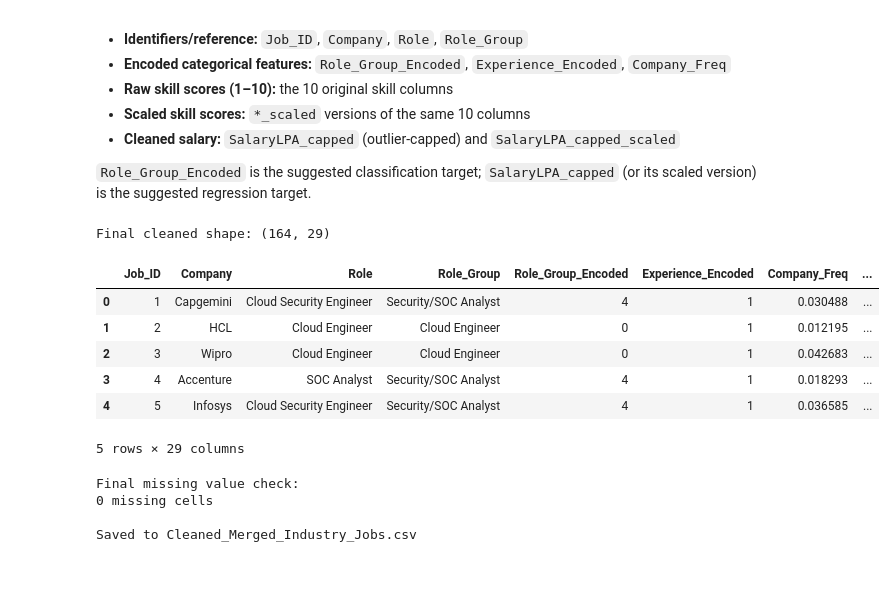
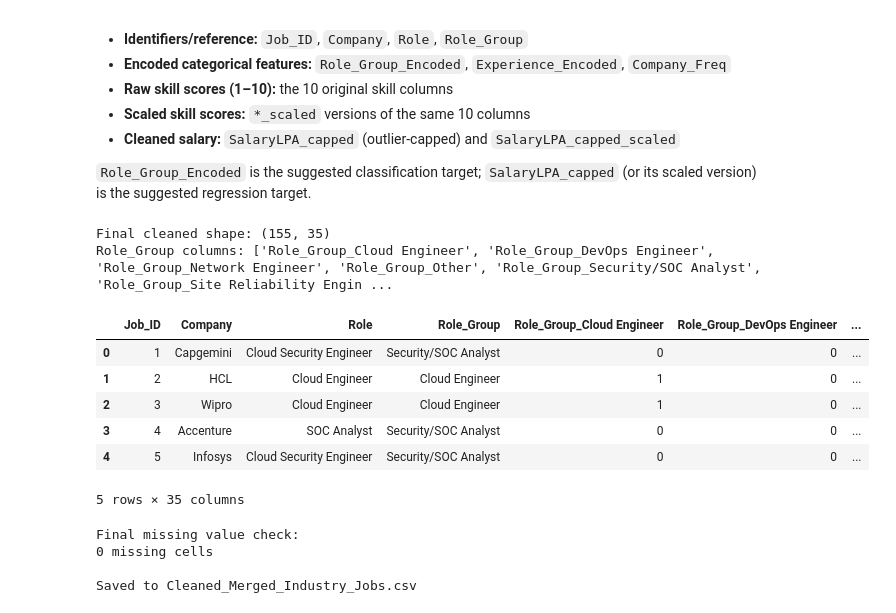
Before and after one commit to siddheshRajendraNimbalkar/NeoAI, a Jupyter notebook: Data_Preprocessing_Merged_Industry_Job.ipynb, the cells around one changed output. Cells and saved outputs as stored; diff of their text form; code cells hidden in the pictures; blank space fills up the shorter version.

```diff
--- a/Data_Preprocessing_Merged_Industry_Jobs.ipynb
+++ b/Data_Preprocessing_Merged_Industry_Job.ipynb
@@ -185,17 +191,19 @@ def normalize_exp(val):
 
 df['Experience_Level'] = df['Experience'].apply(normalize_exp)
 
-# Ordinal mapping — least to most experience required
+# Ordinal mapping: larger values represent more required experience.
+# Unknown and Other are not given an artificial ordinal rank.
 exp_order = {
-    'Unknown': 0,
-    'Fresher/Entry Level': 1,
-    '0-1 Years': 2,
-    '0-2 Years': 3,
-    '0-3 Years': 4,
-    'Fresher-2/3 Yrs (mixed)': 4,
-    'Other': 2,
+    'Fresher/Entry Level': 0,
+    '0-1 Years': 1,
+    '0-2 Years': 2,
+    '0-3 Years': 3,
+    'Fresher-2/3 Yrs (mixed)': 3,
 }
-df['Experience_Encoded'] = df['Experience_Level'].map(exp_order)
+df['Experience_Encoded'] = df['Experience_Level'].map(exp_order).astype('float')
+
+# Preserve information about records whose experience level is unknown/unmapped.
+df['Experience_Unknown'] = df['Experience_Level'].isin(['Unknown', 'Other']).astype(int)
 
 df['Experience_Level'].value_counts()
 # %% [output]
@@ -268,10 +276,14 @@ ax[0].set_ylabel('Salary (LPA)')
 # Cap outliers to the IQR bounds rather than dropping them — these look like genuine
 # senior/hybrid postings (14-34 LPA) mixed into an otherwise fresher-focused dataset,
 # not data errors, so capping preserves the rows while limiting their leverage.
-df['SalaryLPA_capped'] = df['SalaryLPA_parsed'].clip(lower=lower_bound, upper=upper_bound)
+# Remove salary outliers using the IQR rule instead of capping them.
+df = df[
+    (df['SalaryLPA_parsed'] >= lower_bound) &
+    (df['SalaryLPA_parsed'] <= upper_bound)
+].copy()
 
-ax[1].boxplot(df['SalaryLPA_capped'], vert=True)
-ax[1].set_title('SalaryLPA_capped — After IQR Capping')
+ax[1].boxplot(df['SalaryLPA_parsed'], vert=True)
+ax[1].set_title('SalaryLPA_parsed — After IQR Capping')
 ax[1].set_ylabel('Salary (LPA)')
 plt.tight_layout()
 plt.show()
@@ -292,7 +304,7 @@ categorical columns (`Role_Group_Encoded`, `Experience_Encoded`, `Company_Freq`)
 `Company_Freq` is already a 0–1 proportion and the ordinal/label codes are not on a comparable numeric
 scale to begin with.
 # %%
-scale_cols = skill_cols + ['SalaryLPA_capped']
+scale_cols = skill_cols + ['SalaryLPA_parsed']
 scaler = StandardScaler()
 scaled_values = scaler.fit_transform(df[scale_cols])
 scaled_df = pd.DataFrame(scaled_values, columns=[c + '_scaled' for c in scale_cols], index=df.index)
@@ -322,25 +334,31 @@ The final dataset keeps:
 `Role_Group_Encoded` is the suggested classification target; `SalaryLPA_capped` (or its scaled version)
 is the suggested regression target.
 # %%
+role_group_cols = [c for c in df.columns if c.startswith('Role_Group_')]
+
 final_cols = (
-    ['Job_ID', 'Company', 'Role', 'Role_Group', 'Role_Group_Encoded', 'Experience_Encoded', 'Company_Freq']
+    ['Job_ID', 'Company', 'Role', 'Role_Group']
+    + role_group_cols
+    + ['Experience_Encoded', 'Experience_Unknown', 'Company_Freq']
     + skill_cols
     + [c + '_scaled' for c in skill_cols]
-    + ['SalaryLPA_capped', 'SalaryLPA_capped_scaled']
+    + ['SalaryLPA_parsed', 'SalaryLPA_parsed_scaled']
 )
 
 cleaned_df = df[final_cols].reset_index(drop=True)
-print("Final cleaned shape:", cleaned_df.shape)
+print('Final cleaned shape:', cleaned_df.shape)
+print('Role_Group columns:', role_group_cols)
 cleaned_df.head()
 # %% [output]
-Final cleaned shape: (164, 29)
+Final cleaned shape: (155, 35)
+Role_Group columns: ['Role_Group_Cloud Engineer', 'Role_Group_DevOps Engineer', 'Role_Group_Network Engineer', 'Role_Group_Other', 'Role_Group_Security/SOC Analyst', 'Role_Group_Site Reliability Engin ...
-|  | Job_ID | Company | Role | Role_Group | Role_Group_Encoded | Experience_Encoded | Company_Freq | ... |
-| 0 | 1 | Capgemini | Cloud Security Engineer | Security/SOC Analyst | 4 | 1 | 0.030488 | ... |
-| 1 | 2 | HCL | Cloud Engineer | Cloud Engineer | 0 | 1 | 0.012195 | ... |
-| 2 | 3 | Wipro | Cloud Engineer | Cloud Engineer | 0 | 1 | 0.042683 | ... |
-| 3 | 4 | Accenture | SOC Analyst | Security/SOC Analyst | 4 | 1 | 0.018293 | ... |
-| 4 | 5 | Infosys | Cloud Security Engineer | Security/SOC Analyst | 4 | 1 | 0.036585 | ... |
+|  | Job_ID | Company | Role | Role_Group | Role_Group_Cloud Engineer | Role_Group_DevOps Engineer | ... |
+| 0 | 1 | Capgemini | Cloud Security Engineer | Security/SOC Analyst | 0 | 0 | ... |
+| 1 | 2 | HCL | Cloud Engineer | Cloud Engineer | 1 | 0 | ... |
+| 2 | 3 | Wipro | Cloud Engineer | Cloud Engineer | 1 | 0 | ... |
+| 3 | 4 | Accenture | SOC Analyst | Security/SOC Analyst | 0 | 0 | ... |
+| 4 | 5 | Infosys | Cloud Security Engineer | Security/SOC Analyst | 0 | 0 | ... |
-5 rows × 29 columns
+5 rows × 35 columns
 # %%
 print("Final missing value check:")
 print(cleaned_df.isnull().sum().sum(), "missing cells")
```
Also changed, not shown: parts of 3 cells of this notebook, 7 other files.
